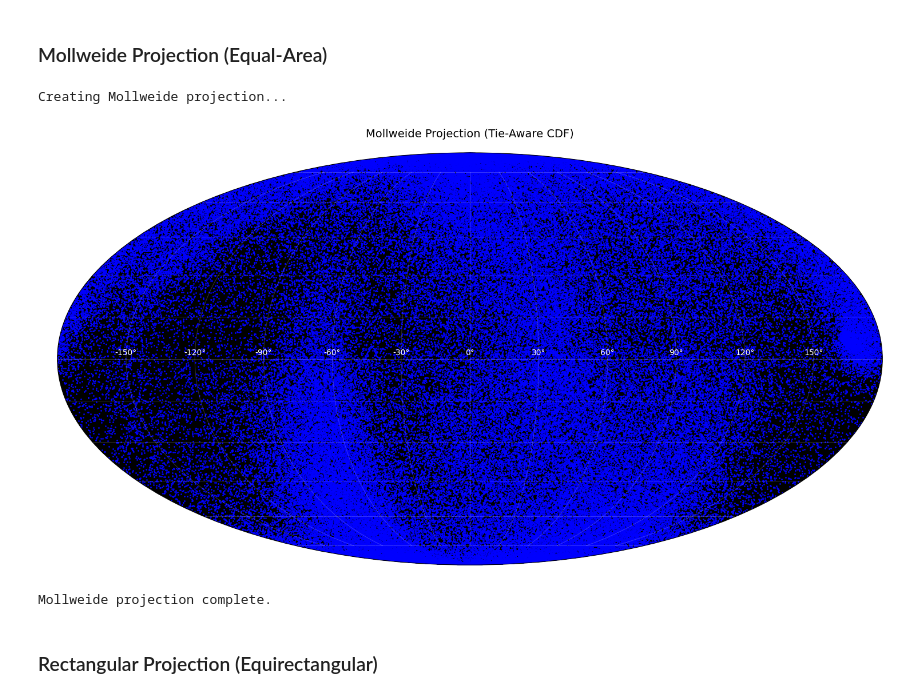
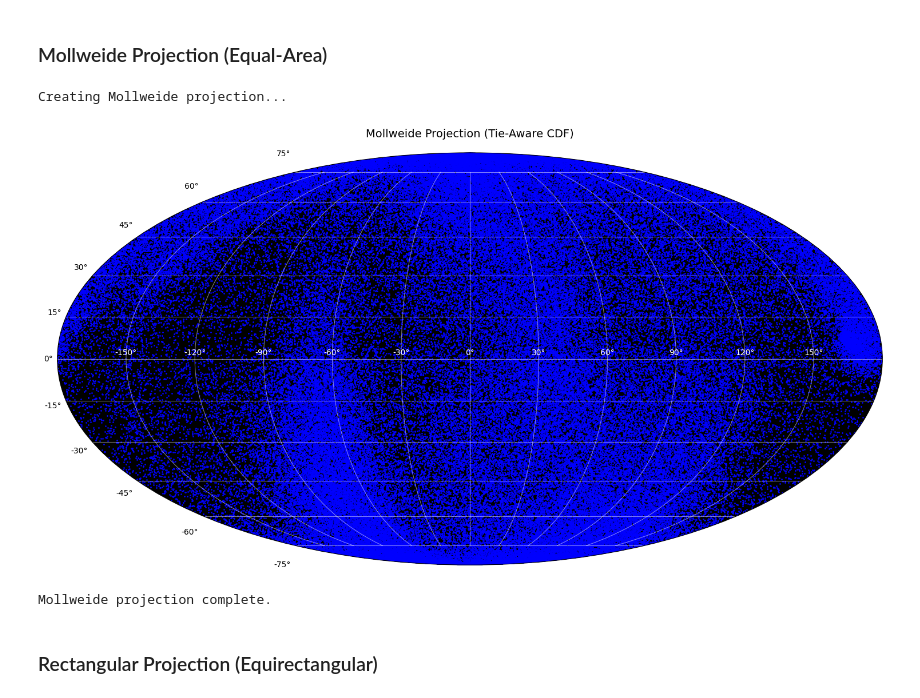
Before and after one commit to Embedding-Space/Azimuth_II, a Jupyter notebook: notebooks/07.2a_general_sky_map.ipynb, the cells around one changed output. Saved outputs shown, nothing was run; the diff lists cells and outputs as text; code cells hidden in the pictures.

Commit message:
Fix Mollweide projection so you can see labels now

```diff
--- a/notebooks/07.2a_general_sky_map.ipynb
+++ b/notebooks/07.2a_general_sky_map.ipynb
@@ -507,36 +507,47 @@ if color_mode == 'uniform':
     ax.scatter(lon_plot_rad, lat_plot_rad,
                s=POINT_SIZE, alpha=POINT_ALPHA, c=COLOR, rasterized=True)
 elif color_mode == 'scalar':
     scatter = ax.scatter(lon_plot_rad, lat_plot_rad,
                         s=POINT_SIZE, alpha=POINT_ALPHA, c=colors_plot,
                         cmap=COLORMAP, rasterized=True)
     plt.colorbar(scatter, ax=ax)
 elif color_mode == 'subset':
     # Plot each subset separately for legend
     unique_subsets = torch.unique(subset_ids[plot_mask])
     for subset_id in unique_subsets:
         subset_idx = subset_ids[plot_mask] == subset_id
         subset_color = SUBSET_COLORS[int(subset_id) % len(SUBSET_COLORS)]
         ax.scatter(lon_plot_rad[subset_idx.cpu().numpy()],
                   lat_plot_rad[subset_idx.cpu().numpy()],
                   s=POINT_SIZE, alpha=POINT_ALPHA, c=subset_color,
                   label=f'Subset {int(subset_id)}', rasterized=True)
     ax.legend(loc='upper right', framealpha=0.9)
 
 # Formatting
-ax.grid(True, alpha=0.2, color='white')
-ax.tick_params(axis='both', which='both', length=0, colors='white')
+ax.grid(True, alpha=0.5, color='white')
+
+# Set tick label colors independently
+# In Mollweide: longitude labels are on equator (need white), latitude labels on sides (need black)
+for label in ax.get_xticklabels():
+    label.set_color('white')  # Longitude (equator) - white for visibility on black
+for label in ax.get_yticklabels():
+    label.set_color('black')  # Latitude (sides) - black for visibility on white paper
+
+# Set tick mark colors independently
+ax.tick_params(axis='x', which='both', length=0, colors='white')  # Longitude ticks
+ax.tick_params(axis='y', which='both', length=0, colors='black')  # Latitude ticks
+
 ax.set_title(f'Mollweide Projection{cdf_note}{mask_note}',
              color='black', pad=20, fontsize=14)
 
 plt.tight_layout()
 plt.show()
 
 print("Mollweide projection complete.")
 print()
 # %% [output]
 Creating Mollweide projection...
-[figure, old version]
+[figure, new version]
 Mollweide projection complete.
 # %% [markdown]
 ### Rectangular Projection (Equirectangular)
```
Also changed, not shown: parts of 3 cells of this notebook.
